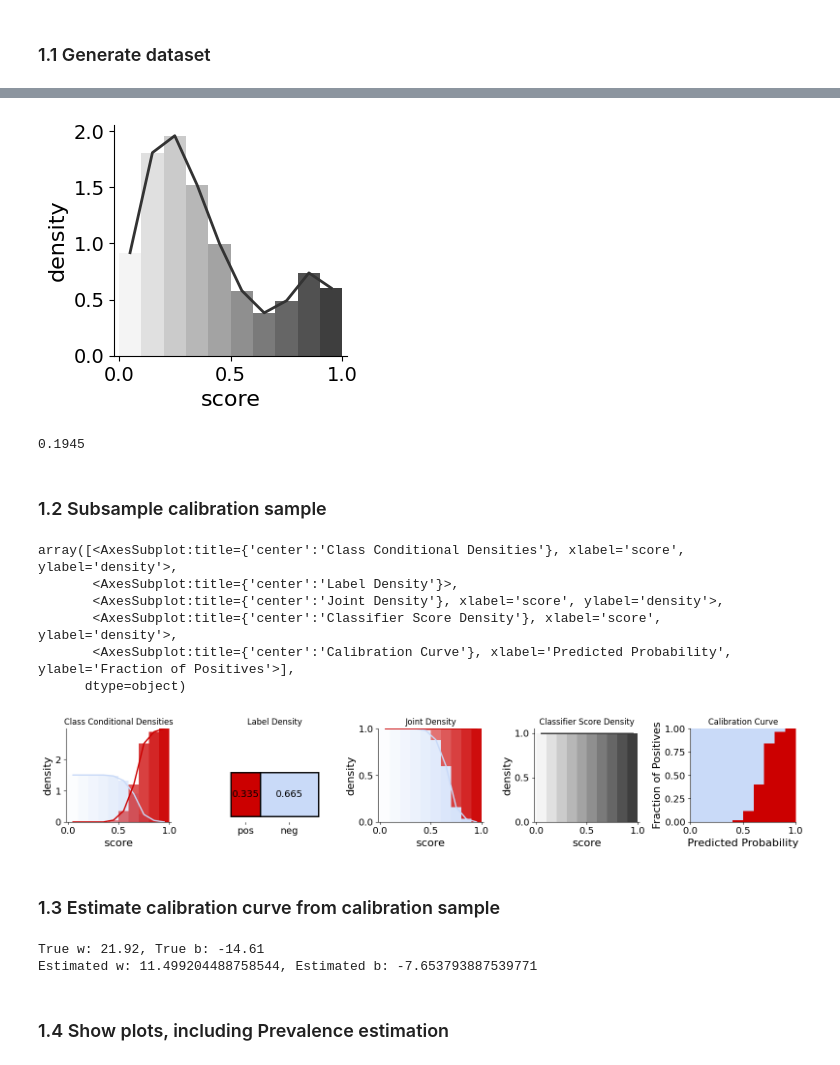
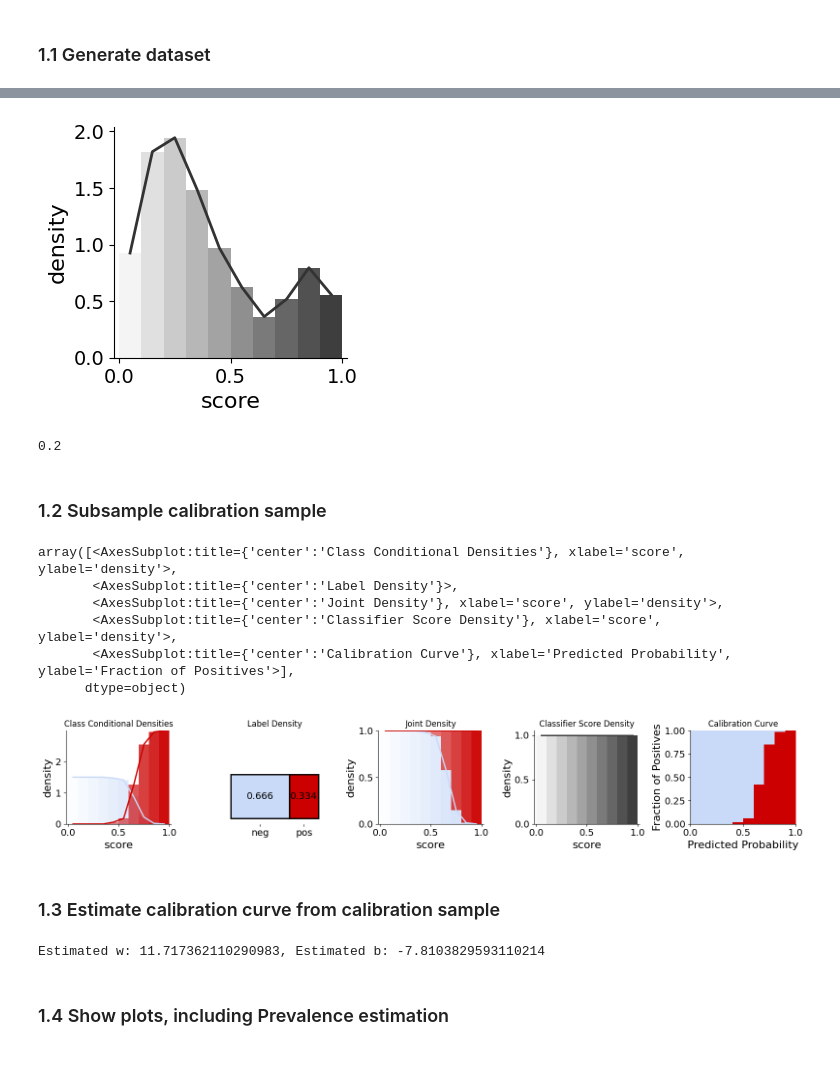
Before and after one commit to avalanchesiqi/pyquantifier, a Jupyter notebook: icwsm_tutorial/Alternate_Calibration_Curves.ipynb, the cells around one changed output, grey strips where cells are left out. Drawn from its saved outputs; the diff is of its cells as text; code cells hidden in the pictures.

```diff
--- a/icwsm_tutorial/Alternate_Calibration_Curves.ipynb
+++ b/icwsm_tutorial/Alternate_Calibration_Curves.ipynb
@@ -57,8 +60,8 @@ def generate_extrinsic_dataset(classifer_score_density_rv, w, b, num_base_size):
 # %%
-classifer_score_density_rv = MixtureCUD(
-    components=[beta(10, 2), beta(2, 5)], weights=[2, 8]
-)
-(w, b) = (21.92, -14.61)
-num_base_size = 1000000
+pos_density_rv = MixtureCUD(components=[beta(10, 2), uniform(0, 1)], weights=[1, 0])
+neg_density_rv = MixtureCUD(components=[beta(2, 5), uniform(0, 1)], weights=[1, 0])
+
+p_pos = 0.2
+
 num_base_size = 10000
 num_bin = 10
@@ -73,41 +68,41 @@ extrinsic_base_dataset, extrinsic_gt_label_dict = generate_extrinsic_dataset(
+# %%
+intrinsic_base_dataset, intrinsic_gt_label_dict = generate_intrinsic_dataset(pos_density_rv, neg_density_rv, p_pos, num_base_size)
 # %%
-extrinsic_base_dataset.classifier_score_distribution = (
-    extrinsic_base_dataset.infer_classifier_score_distribution(num_bin=num_bin)
-)
-extrinsic_base_dataset.classifier_score_distribution.plot()
+intrinsic_base_dataset.classifier_score_distribution = intrinsic_base_dataset.infer_classifier_score_distribution(num_bin=10)
+intrinsic_base_dataset.classifier_score_distribution.plot()
 # %% [output]
-[figure, old version]
+[figure, new version]
 # %%
 # ground truth prevalence
-Counter(extrinsic_gt_label_dict.values())["pos"] / num_base_size
+Counter(intrinsic_gt_label_dict.values())["pos"] / num_base_size
 # %% [output]
-0.1945
+0.2
 # %% [markdown]
 ### 1.2 Subsample calibration sample
 # %%
 num_sample = 1500
 # %%
 # 2. Select a subset of the dataset and annotate the labels
-extrinsic_selected_dataset, extrinsic_selection_weights = (
-    extrinsic_base_dataset.select_sample_for_annotation(
+intrinsic_selected_dataset, intrinsic_selection_weights = (
+    intrinsic_base_dataset.select_sample_for_annotation(
         n=num_sample, strategy="uniform", bins=num_bin
     )
 )
 annotated_labels = [
-    extrinsic_gt_label_dict[uid]
-    for uid in extrinsic_selected_dataset.df["uid"].values.astype(int)
+    intrinsic_gt_label_dict[uid]
+    for uid in intrinsic_selected_dataset.df["uid"].values.astype(int)
 ]
-extrinsic_selected_dataset.annotate_sample(annotated_labels)
+intrinsic_selected_dataset.annotate_sample(annotated_labels)
 
-extrinsic_selected_dataset.profile_dataset()
+intrinsic_selected_dataset.profile_dataset()
 # %% [output]
 array([<AxesSubplot:title={'center':'Class Conditional Densities'}, xlabel='score', ylabel='density'>,
        <AxesSubplot:title={'center':'Label Density'}>,
        <AxesSubplot:title={'center':'Joint Density'}, xlabel='score', ylabel='density'>,
        <AxesSubplot:title={'center':'Classifier Score Density'}, xlabel='score', ylabel='density'>,
        <AxesSubplot:title={'center':'Calibration Curve'}, xlabel='Predicted Probability', ylabel='Fraction of Positives'>],
       dtype=object)
-[figure, old version]
+[figure, new version]
 # %% [markdown]
 ### 1.3 Estimate calibration curve from calibration sample
 # %%
@@ -115,14 +110,12 @@ binning_calibration_curve = extrinsic_selected_dataset.calibration_curve
 # %%
-extrinsic_selected_dataset.update_calibration_curve(method="platt scaling")
-ps_calibration_curve = extrinsic_selected_dataset.calibration_curve
+intrinsic_selected_dataset.update_calibration_curve(method="platt scaling")
+ps_calibration_curve = intrinsic_selected_dataset.calibration_curve
 
 estimated_w, estimated_b = ps_calibration_curve.get_params()
 estimated_w = estimated_w.item()
 estimated_b = estimated_b.item()
 
-print(f"True w: {w}, True b: {b}")
 print(f"Estimated w: {estimated_w}, Estimated b: {estimated_b}")
 # %% [output]
-True w: 21.92, True b: -14.61
-Estimated w: 11.499204488758544, Estimated b: -7.653793887539771
+Estimated w: 11.717362110290983, Estimated b: -7.8103829593110214
 # %%
```
Also changed, not shown: parts of 13 cells of this notebook.
